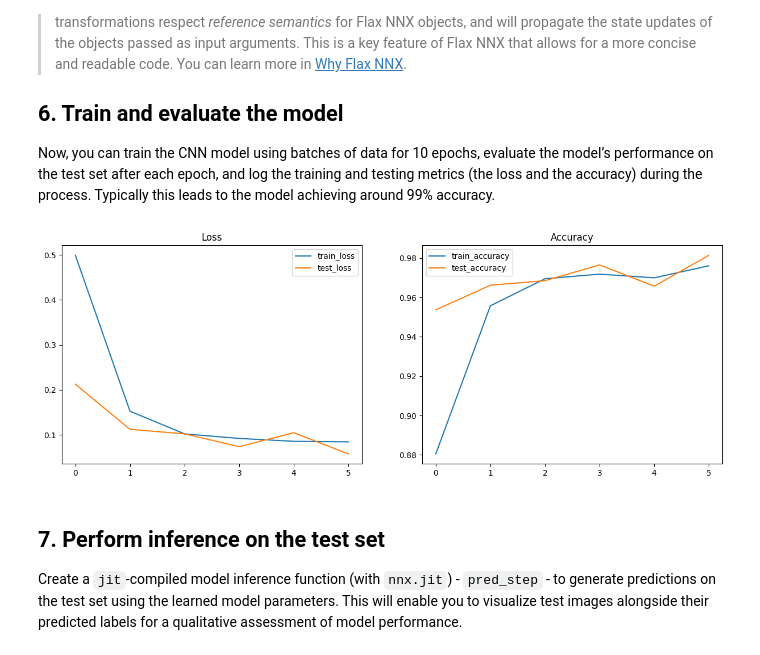
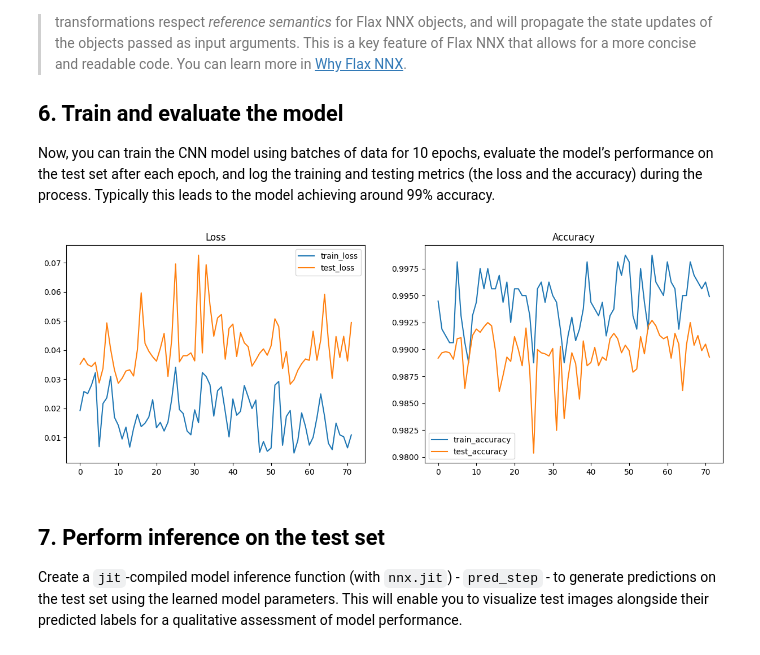
Before and after one commit to ljusten/colabs, a Jupyter notebook: docs_nnx/mnist_tutorial.ipynb, the cells around one changed output. Drawn from its saved outputs; the diff is of its cells as text; code cells hidden in the pictures.

```diff
--- a/docs_nnx/mnist_tutorial.ipynb
+++ b/docs_nnx/mnist_tutorial.ipynb
@@ -29,17 +29,12 @@ import matplotlib.pyplot as plt
 
 tf.random.set_seed(0)  # Set the random seed for reproducibility.
 
-train_steps = 1200
-eval_every = 200
+train_steps = 1800
+eval_every = 50
 batch_size = 32
 
 train_ds: tf.data.Dataset = tfds.load('mnist', split='train')
 test_ds: tf.data.Dataset = tfds.load('mnist', split='test')
-
-#labels = []
-#for ds in train_ds.take(1000):
-  #plt.imshow(ds['image'], cmap='gray')
-#  labels.append(int(ds['label']))
 
 train_ds = train_ds.map(
   lambda sample: {
@@ -154,7 +149,7 @@ def train_step(model: CNN, optimizer: nnx.Optimizer, metrics: nnx.MultiMetric, r
   grad_fn = nnx.value_and_grad(loss_fn, has_aux=True)
   (loss, logits), grads = grad_fn(model, rngs, batch)
   metrics.update(loss=loss, logits=logits, labels=batch['label'])  # In-place updates.
-  optimizer.update(model, grads)  # In-place updates.
+  optimizer.update(grads)  # In-place updates.
 
 @nnx.jit
 def eval_step(model: CNN, metrics: nnx.MultiMetric, rngs: nnx.Rngs, batch):
@@ -174,53 +169,54 @@ the accuracy) during the process. Typically this leads to the model achieving ar
 # %%
 from IPython.display import clear_output
 import matplotlib.pyplot as plt
 
 metrics_history = {
   'train_loss': [],
   'train_accuracy': [],
   'test_loss': [],
   'test_accuracy': [],
 }
 
 rngs = nnx.Rngs(0)
 
-for step, batch in enumerate(train_ds.as_numpy_iterator()):
-  # Run the optimization for one step and make a stateful update to the following:
-  # - The train state's model parameters
-  # - The optimizer state
-  # - The training loss and accuracy batch metrics
-  model.train() # Switch to train mode
-  train_step(model, optimizer, metrics, rngs, batch)
+for nn in range(2):
+  for step, batch in enumerate(train_ds.as_numpy_iterator()):
+    # Run the optimization for one step and make a stateful update to the following:
+    # - The train state's model parameters
+    # - The optimizer state
+    # - The training loss and accuracy batch metrics
+    model.train() # Switch to train mode
+    train_step(model, optimizer, metrics, rngs, batch)
 
-  if step > 0 and (step % eval_every == 0 or step == train_steps - 1):  # One training epoch has passed.
-    # Log the training metrics.
-    for metric, value in metrics.compute().items():  # Compute the metrics.
-      metrics_history[f'train_{metric}'].append(value)  # Record the metrics.
-    metrics.reset()  # Reset the metrics for the test set.
+    if step > 0 and (step % eval_every == 0 or step == train_steps - 1):  # One training epoch has passed.
+      # Log the training metrics.
+      for metric, value in metrics.compute().items():  # Compute the metrics.
+        metrics_history[f'train_{metric}'].append(value)  # Record the metrics.
+      metrics.reset()  # Reset the metrics for the test set.
 
-    # Compute the metrics on the test set after each training epoch.
-    model.eval() # Switch to eval mode
-    for test_batch in test_ds.as_numpy_iterator():
-      eval_step(model, metrics, rngs, test_batch)
+      # Compute the metrics on the test set after each training epoch.
+      model.eval() # Switch to eval mode
+      for test_batch in test_ds.as_numpy_iterator():
+        eval_step(model, metrics, rngs, test_batch)
 
-    # Log the test metrics.
-    for metric, value in metrics.compute().items():
-      metrics_history[f'test_{metric}'].append(value)
-    metrics.reset()  # Reset the metrics for the next training epoch.
+      # Log the test metrics.
+      for metric, value in metrics.compute().items():
+        metrics_history[f'test_{metric}'].append(value)
+      metrics.reset()  # Reset the metrics for the next training epoch.
 
-    clear_output(wait=True)
-    # Plot loss and accuracy in subplots
-    fig, (ax1, ax2) = plt.subplots(1, 2, figsize=(15, 5))
-    ax1.set_title('Loss')
-    ax2.set_title('Accuracy')
-    for dataset in ('train', 'test'):
-      ax1.plot(metrics_history[f'{dataset}_loss'], label=f'{dataset}_loss')
-      ax2.plot(metrics_history[f'{dataset}_accuracy'], label=f'{dataset}_accuracy')
-    ax1.legend()
-    ax2.legend()
-    plt.show()
+      clear_output(wait=True)
+      # Plot loss and accuracy in subplots
+      fig, (ax1, ax2) = plt.subplots(1, 2, figsize=(15, 5))
+      ax1.set_title('Loss')
+      ax2.set_title('Accuracy')
+      for dataset in ('train', 'test'):
+        ax1.plot(metrics_history[f'{dataset}_loss'], label=f'{dataset}_loss')
+        ax2.plot(metrics_history[f'{dataset}_accuracy'], label=f'{dataset}_accuracy')
+      ax1.legend()
+      ax2.legend()
+      plt.show()
 # %% [output]
-[figure, old version]
+[figure, new version]
 # %% [markdown]
 ## 7. Perform inference on the test set
 
```
Also changed, not shown: parts of 2 cells of this notebook.
